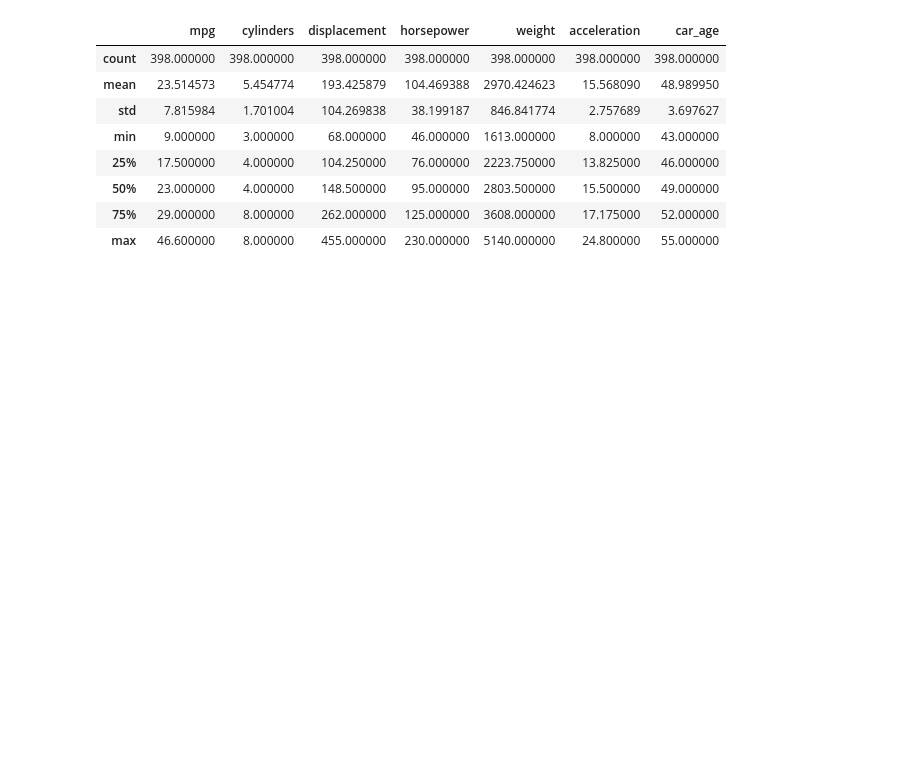
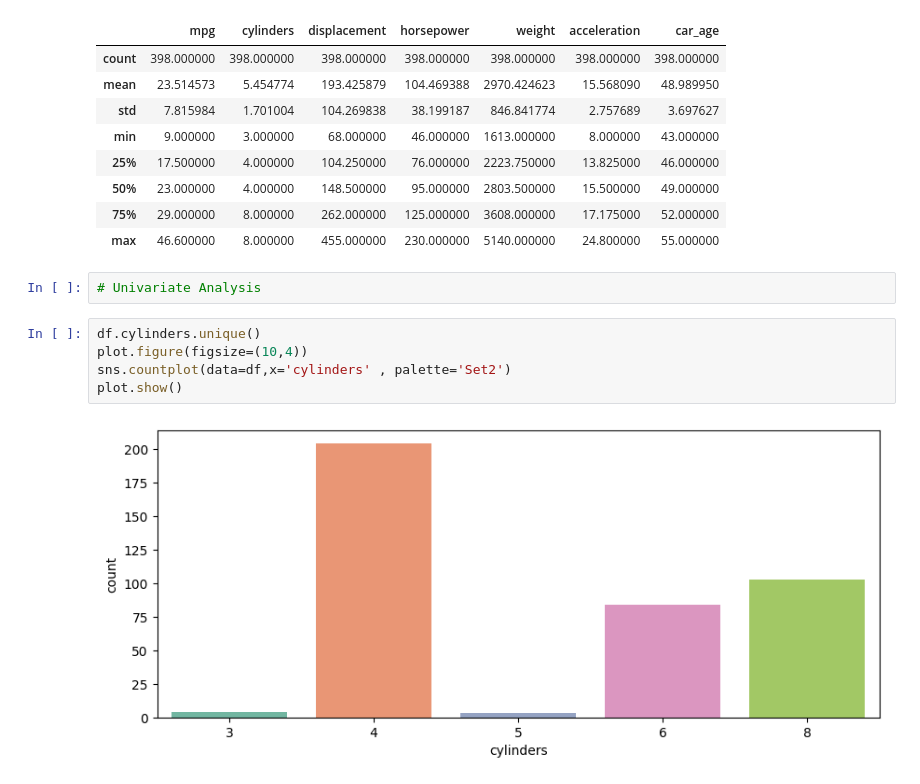
Before and after one commit to Unbeatable2323/Ai-leaning-from-scratch, a Jupyter notebook: sklernproject1.ipynb, the cells around one changed output. Drawn from its saved outputs; the diff is of its cells as text; blank space fills up the shorter version.

```diff
--- a/sklernproject1.ipynb
+++ b/sklernproject1.ipynb
@@ -122,3 +126,12 @@ df.describe()
 | 50% | 23.000000 | 4.000000 | 148.500000 | 95.000000 | 2803.500000 | 15.500000 | 49.000000 |
 | 75% | 29.000000 | 8.000000 | 262.000000 | 125.000000 | 3608.000000 | 17.175000 | 52.000000 |
 | max | 46.600000 | 8.000000 | 455.000000 | 230.000000 | 5140.000000 | 24.800000 | 55.000000 |
+# %%
+# Univariate Analysis
+# %%
+df.cylinders.unique()
+plot.figure(figsize=(10,4))
+sns.countplot(data=df,x='cylinders' , palette='Set2')
+plot.show()
+# %% [output]
+[figure, added]
```
Also changed, not shown: parts of 24 cells of this notebook, 2 other files.
